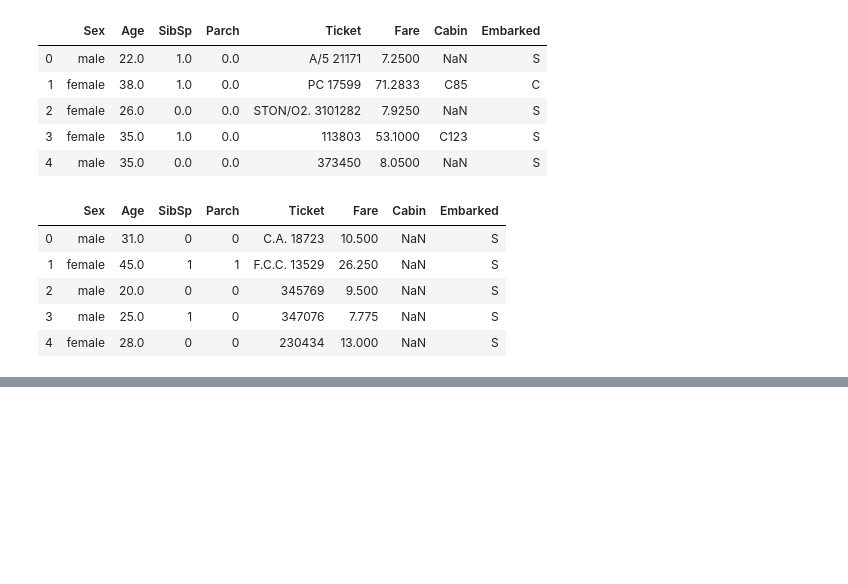
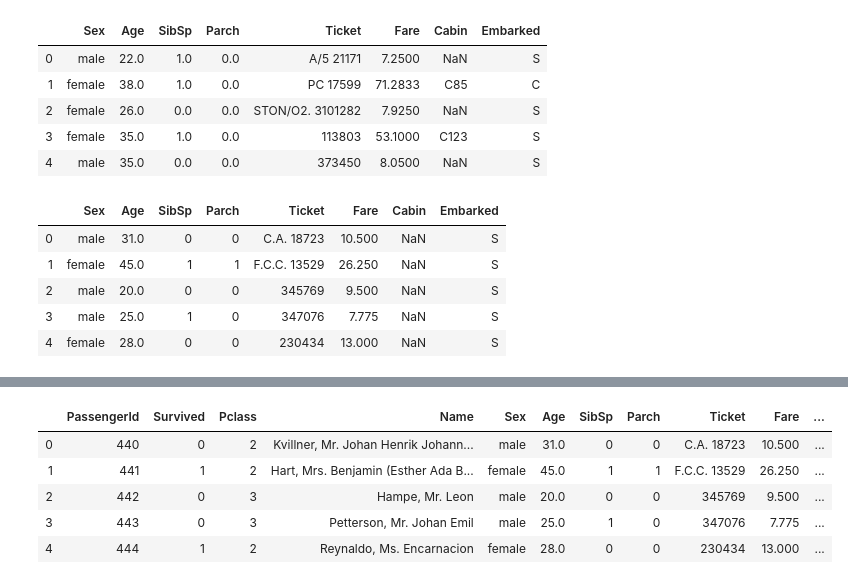
Before and after one commit to shaonfu/hands-on-eda, a Jupyter notebook: 阿日的笔记/第二章_第二节.ipynb, the cells around one changed output, grey strips where cells are left out. Cells and saved outputs as stored; diff of their text form; code cells hidden in the pictures; blank space fills up the shorter version.

```diff
--- a/阿日的笔记/第二章_第二节.ipynb
+++ b/阿日的笔记/第二章_第二节.ipynb
@@ -69,3 +69,15 @@ result_up.head()
 | 2 | 3.0 | 1.0 | 3.0 | Heikkinen, Miss. Laina | female | 26.0 | 0.0 | 0.0 | STON/O2. 3101282 | 7.9250 | ... |
 | 3 | 4.0 | 1.0 | 1.0 | Futrelle, Mrs. Jacques Heath (Lil... | female | 35.0 | 1.0 | 0.0 | 113803 | 53.1000 | ... |
 | 4 | 5.0 | 0.0 | 3.0 | Allen, Mr. William Henry | male | 35.0 | 0.0 | 0.0 | 373450 | 8.0500 | ... |
+# %%
+#横向合并down
+list_down = [text_left_down,text_right_down]
+result_down = pd.concat(list_down,axis=1)
+result_down.head()
+# %% [output]
+|  | PassengerId | Survived | Pclass | Name | Sex | Age | SibSp | Parch | Ticket | Fare | ... |
+| 0 | 440 | 0 | 2 | Kvillner, Mr. Johan Henrik Johann... | male | 31.0 | 0 | 0 | C.A. 18723 | 10.500 | ... |
+| 1 | 441 | 1 | 2 | Hart, Mrs. Benjamin (Esther Ada B... | female | 45.0 | 1 | 1 | F.C.C. 13529 | 26.250 | ... |
+| 2 | 442 | 0 | 3 | Hampe, Mr. Leon | male | 20.0 | 0 | 0 | 345769 | 9.500 | ... |
+| 3 | 443 | 0 | 3 | Petterson, Mr. Johan Emil | male | 25.0 | 1 | 0 | 347076 | 7.775 | ... |
+| 4 | 444 | 1 | 2 | Reynaldo, Ms. Encarnacion | female | 28.0 | 0 | 0 | 230434 | 13.000 | ... |
```
Also changed, not shown: parts of 9 cells of this notebook, 4 other files.
